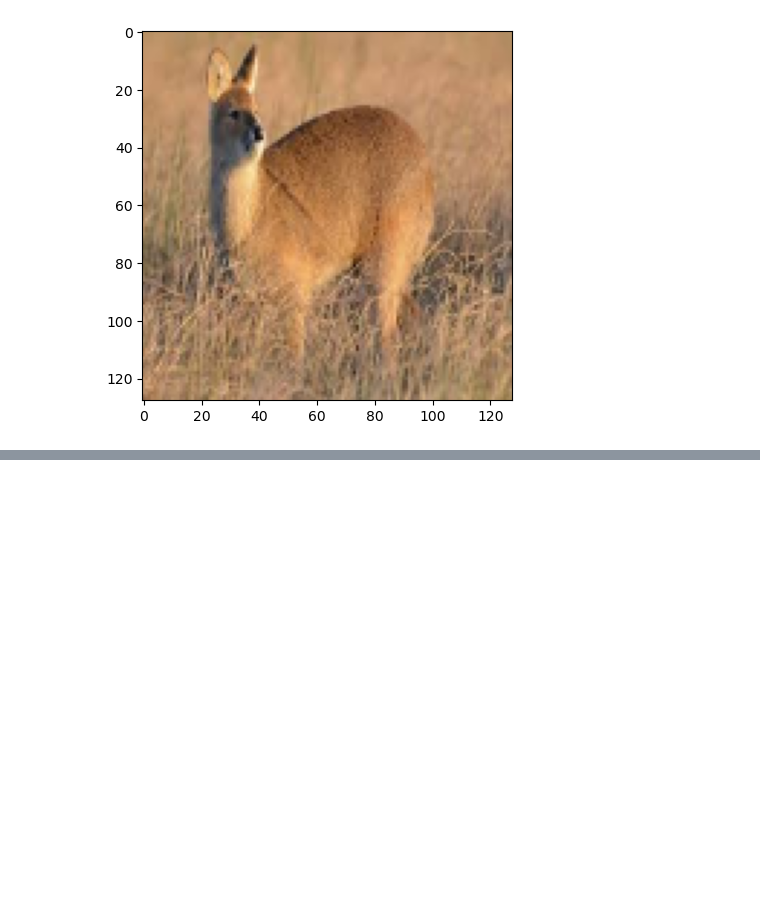
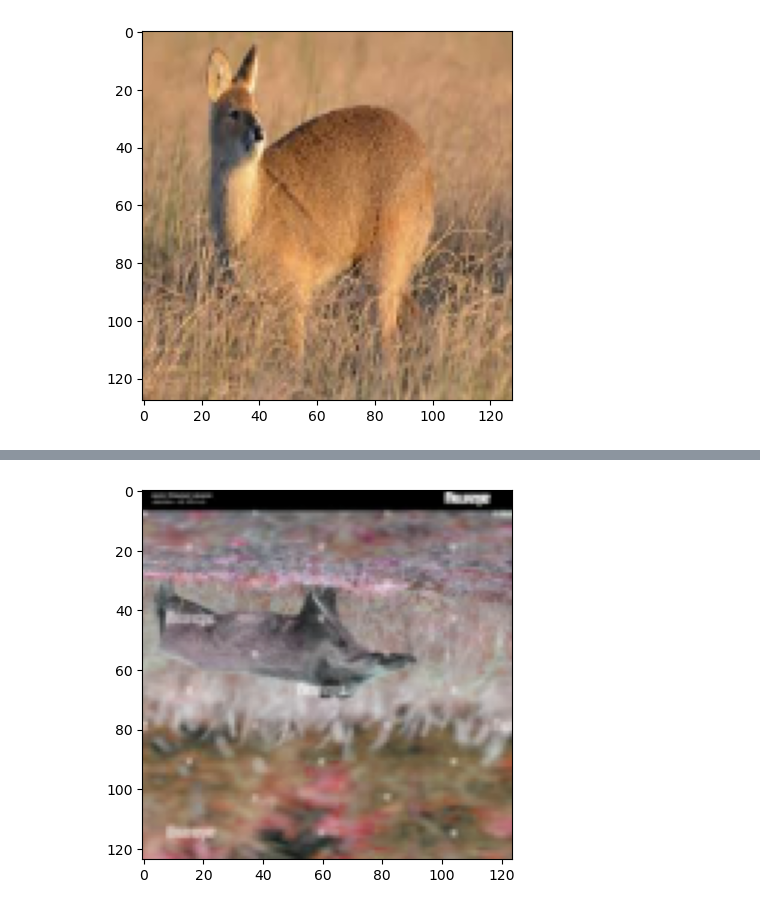
Before and after one commit to Sfarm18/Sfarm, a Jupyter notebook: model/img preprocess.ipynb, the cells around one changed output, grey strips where cells are left out. Cells and saved outputs as stored; diff of their text form; code cells hidden in the pictures; blank space fills up the shorter version.

```diff
--- a/model/img preprocess.ipynb
+++ b/model/img preprocess.ipynb
@@ -289,0 +295,35 @@ plt.imshow(resize_train[220][0].permute(1,2,0))
+# %%
+transform_train = transforms.Compose([
+    transforms.Resize((128, 128)), # 이미지 resize
+    transforms.RandomCrop(124), # 이미지를 랜덤으로 크롭
+    transforms.ColorJitter(brightness=0.2, contrast=0.2, saturation=0.2, hue=0.2), # 이미지 지터링(밝기, 대조, 채비, 색조)
+    transforms.RandomHorizontalFlip(p = 1), # p확률로 이미지 좌우반전
+    transforms.RandomVerticalFlip(p = 1), # p확률로 상하반전
+    transforms.ToTensor(),
+    transforms.Normalize(resize_train_mean, resize_train_std)
+])
+
+transform_test = transforms.Compose([
+    transforms.Resize((128, 128)),
+    transforms.ToTensor(),
+    transforms.Normalize(resize_test_mean, resize_test_std)
+])
+
+trainset = torchvision.datasets.ImageFolder(root=train_path, transform=transform_train)
+testset = torchvision.datasets.ImageFolder(root=test_path, transform=transform_test)
+# %%
+import matplotlib.pyplot as plt
+import numpy as np
+
+%matplotlib inline
+
+def imshow(img, mean, std):
+    npimg = img.numpy()
+    img = np.transpose( npimg, (1, 2, 0) )
+    img = img * std + mean # renormalize
+    img = img.clip(0, 1)
+    plt.imshow(img)
+    plt.show()
+
+
+none_trans = torchvision.datasets.ImageFolder(root=train_path, transform=None)
@@ -289,0 +334,4 @@ plt.imshow(resize_train[220][0].permute(1,2,0))
+# %%
+imshow((trainset[359][0]),resize_train_mean,resize_train_std)
+# %% [output]
+[figure, added]
```
Also changed, not shown: parts of 3 cells of this notebook.
